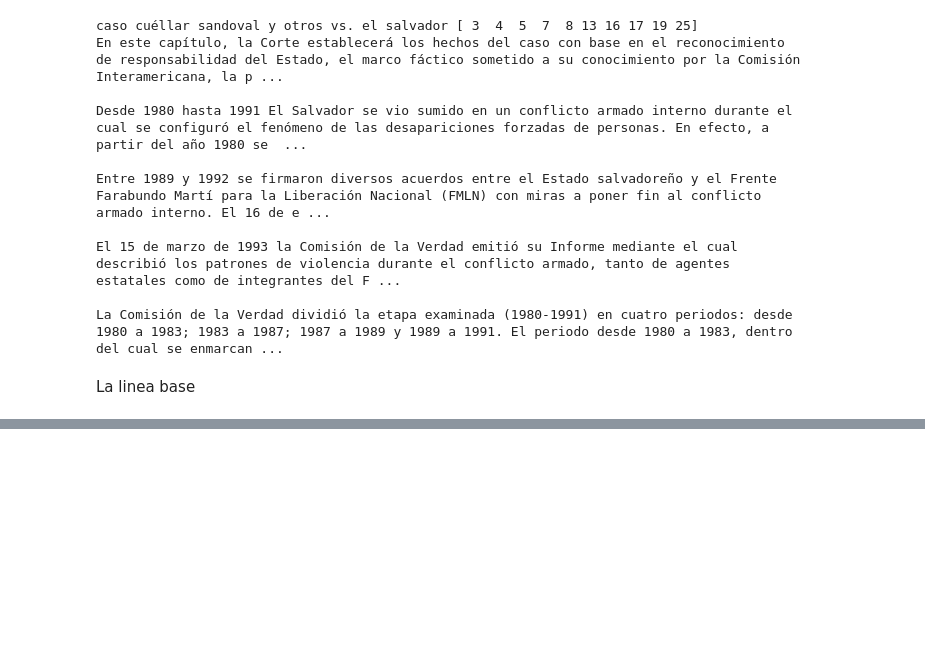
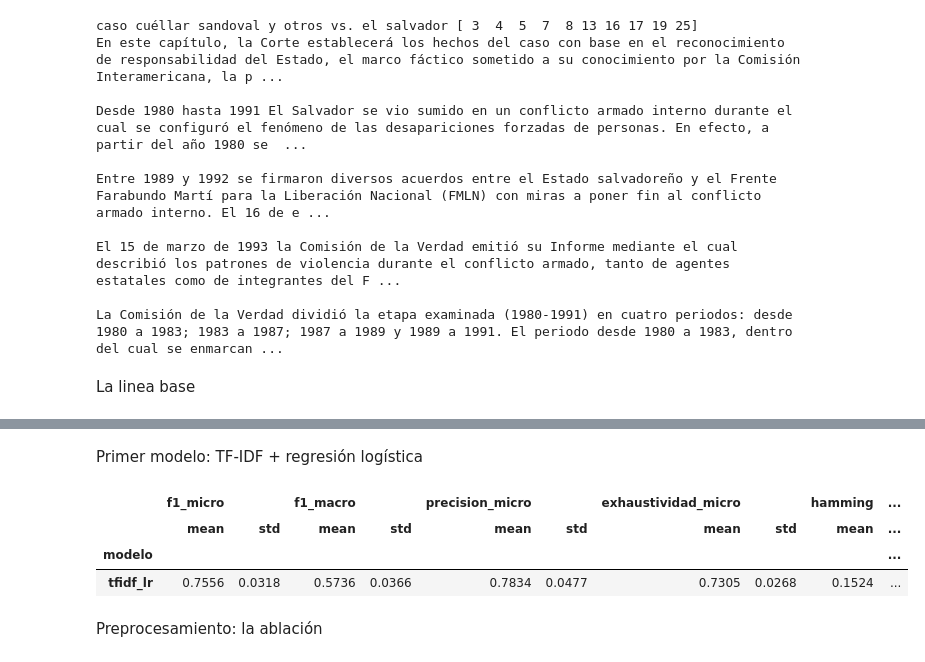
Before and after one commit to GiraldoB/RAG-CIDH, a Jupyter notebook: t1_articulos.ipynb, the cells around one changed output, grey strips where cells are left out. Cells and saved outputs as stored; diff of their text form; code cells hidden in the pictures; blank space fills up the shorter version.

```diff
--- a/t1_articulos.ipynb
+++ b/t1_articulos.ipynb
@@ -219,3 +219,49 @@ resumir(filas)
 |  | mean | std | mean | std | mean | std | mean | std | mean | ... |
 | modelo |  |  |  |  |  |  |  |  |  | ... |
 | linea_base | 0.6121 | 0.0086 | 0.1771 | 0.0035 | 0.8008 | 0.0286 | 0.4956 | 0.0057 | 0.2029 | ... |
+# %% [markdown]
+Primer modelo: TF-IDF + regresión logística
+# %%
+from sklearn.pipeline import make_pipeline
+from sklearn.feature_extraction.text import TfidfVectorizer
+from sklearn.linear_model import LogisticRegression
+from sklearn.multiclass import OneVsRestClassifier
+
+def tfidf_lr(C=1.0, ngramas=(1, 2), min_df=3):
+    return make_pipeline(
+        TfidfVectorizer(ngram_range=ngramas, min_df=min_df, max_df=0.9, sublinear_tf=True),
+        OneVsRestClassifier(LogisticRegression(C=C, class_weight="balanced", max_iter=2000)))
+
+def puntuar(modelo, X):
+    """Puntajes y umbral: probabilidades con 0,5 si el modelo las da; si no, la distancia al hiperplano con 0."""
+    if hasattr(modelo, "predict_proba"):
+        return modelo.predict_proba(X), 0.5
+    return modelo.decision_function(X), 0.0
+
+def evaluar(nombre, crear_modelo, X):
+    """Entrena y evalúa en las 5 particiones. crear_modelo es una función que devuelve un modelo nuevo."""
+    filas = []
+    for k, ent, pru in iterar_particiones(df):
+        modelo = crear_modelo().fit(X[ent], Y[ent])
+        P, umbral = puntuar(modelo, X[pru])
+        filas.append({"modelo": nombre, "particion": k,
+                      **metricas_multietiqueta(Y[pru], (P >= umbral).astype(int), P)})
+    return filas
+
+X = df["lemas"].to_numpy()
+resultados = evaluar("tfidf_lr", tfidf_lr, X)
+resumir(resultados)
+
+# Nota (TF-IDF + Regresión Logística): Salto sustancial frente a la línea base:
+# f1_macro sube de 0.1771 a 0.5736 (+0.40) y exactitud_estricta de 2.4% a 14.6%.
+# El uso de class_weight="balanced" eleva la exhaustividad_micro a 0.7305 sacrificando
+# apenas 1.7% de precisión, confirmando aprendizaje real en derechos minoritarios.
+# Además, la brecha entre ap_macro (0.6777) y f1_macro (0.5736) sugiere que el modelo
+# ordena bien las probabilidades, pero el umbral fijo de 0.5 resulta conservador.
+# %% [output]
+|  | f1_micro |  | f1_macro |  | precision_micro |  | exhaustividad_micro |  | hamming | ... |
+|  | mean | std | mean | std | mean | std | mean | std | mean | ... |
+| modelo |  |  |  |  |  |  |  |  |  | ... |
+| tfidf_lr | 0.7556 | 0.0318 | 0.5736 | 0.0366 | 0.7834 | 0.0477 | 0.7305 | 0.0268 | 0.1524 | ... |
+# %% [markdown]
+Preprocesamiento: la ablación
```
Also changed, not shown: parts of 8 cells of this notebook.
